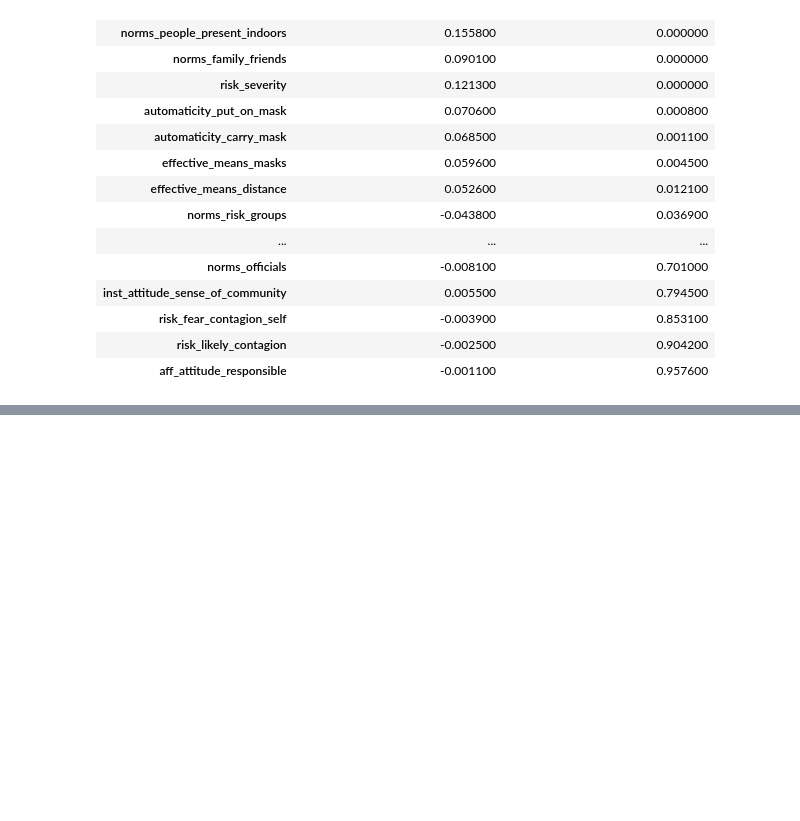
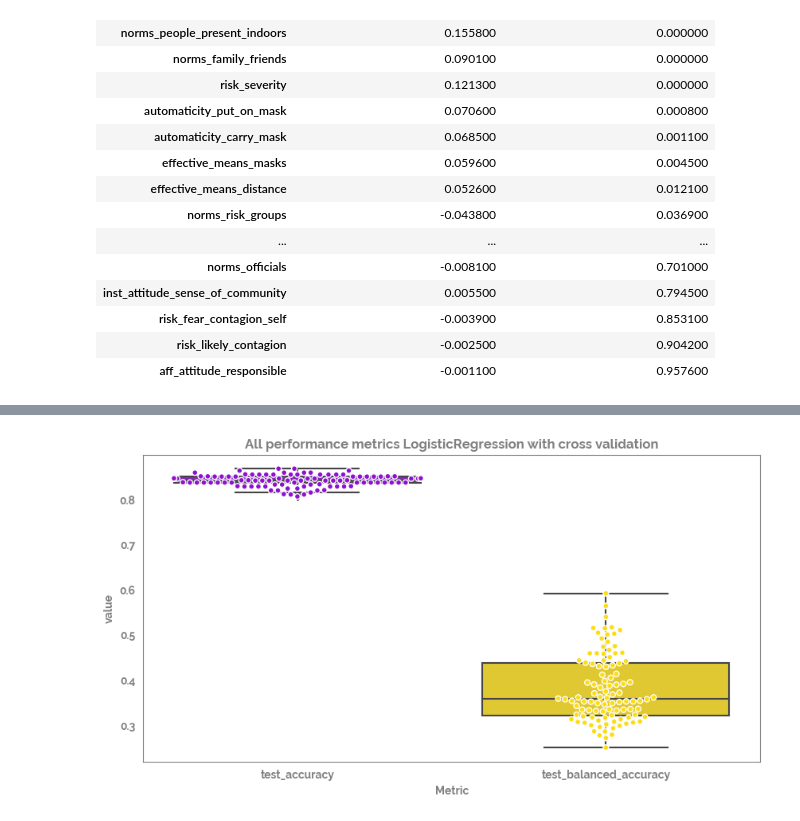
Before and after one commit to Citizen-Shield/multi-method-protective-behaviour, a Jupyter notebook: regular_methods_clean.ipynb, the cells around one changed output, grey strips where cells are left out. Cells and saved outputs as stored; diff of their text form; code cells hidden in the pictures; blank space fills up the shorter version.

```diff
--- a/regular_methods_clean.ipynb
+++ b/regular_methods_clean.ipynb
@@ -521,0 +540,36 @@ par_cor_df.style.background_gradient(cmap,
+# %%
+cv = RepeatedStratifiedKFold(n_splits=10, n_repeats=10, random_state=1)
+# import sklearn
+# sorted(sklearn.metrics.SCORERS.keys())
+scoring_list = ('accuracy',
+ 'balanced_accuracy',
+#  'f1',
+#  'f1_weighted',
+#  'precision',
+#  'precision_weighted',
+#  'recall',
+#  'recall_weighted',
+#  'roc_auc',
+               )
+tmp_out = cross_validate(mod,
+                         X,
+                         y,
+                         scoring=scoring_list,
+                         return_train_score=False,
+                         cv=cv,
+                         n_jobs=-1,
+#                         fit_params={"sample_weight": sampling_weights} # fit_params is returning nans for some reason :/
+                        )
+# %%
+cv_metrics_df = pd.DataFrame(tmp_out).drop(["fit_time", "score_time"], axis=1).melt(var_name="Metric")
+# %%
+_ = plt.figure(figsize=(10,5))
+_ = sns.boxplot(data = cv_metrics_df,
+                x = "Metric",
+                y = "value")
+_ = sns.swarmplot(data = cv_metrics_df,
+                x = "Metric",
+                y = "value", edgecolor="white", linewidth=1)
+_ = plt.title(f"All performance metrics {mod.__class__.__name__} with cross validation")
+# %% [output]
+[figure, added]
```
Also changed, not shown: parts of 17 cells of this notebook, 13 other files.
